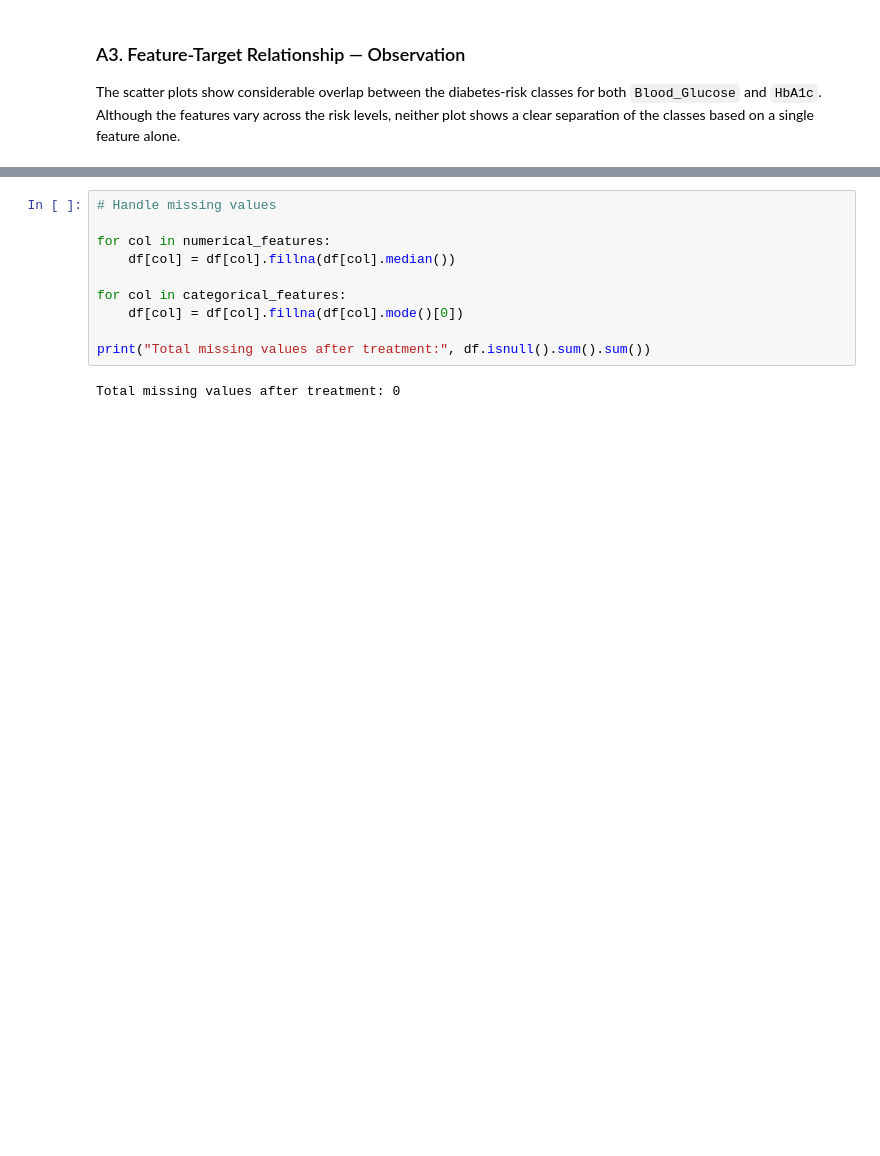
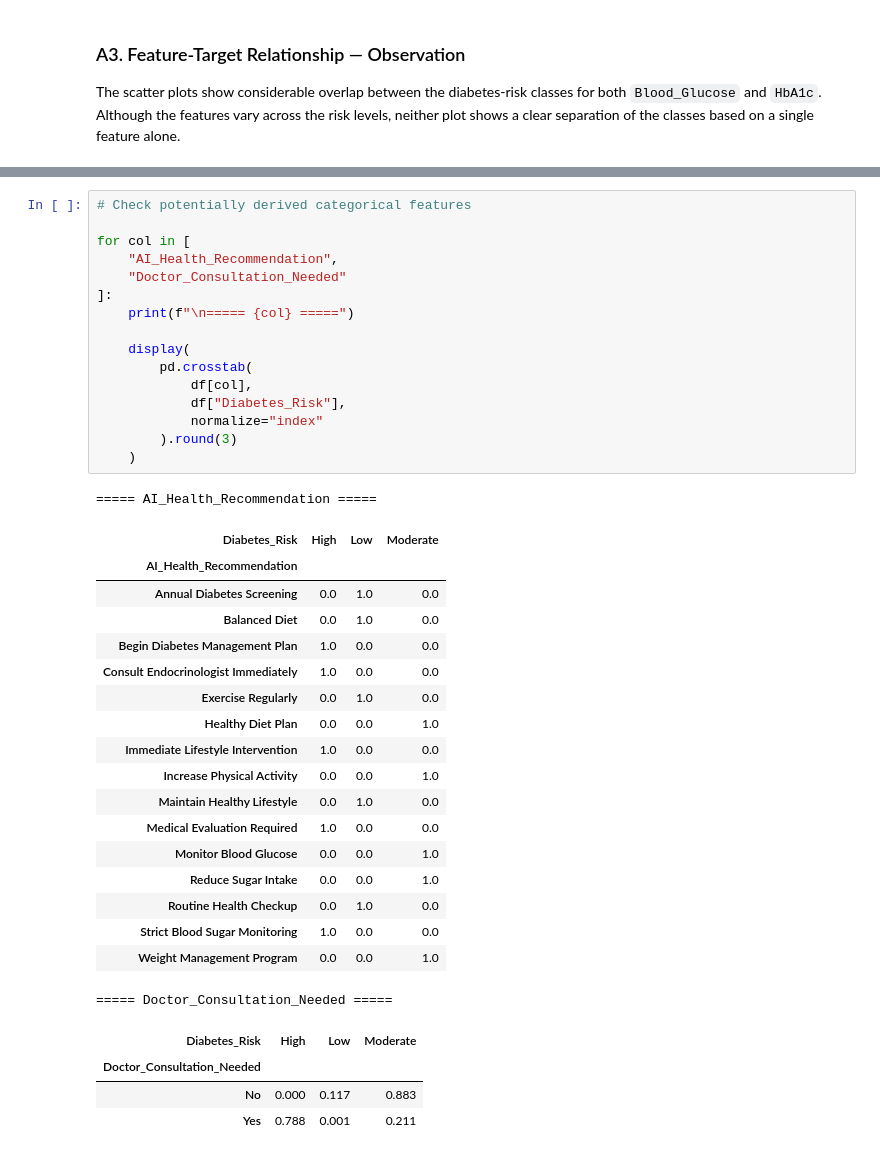
Before and after one commit to MohithKumar128/ML-301, a Jupyter notebook: notebooks/classification.ipynb, the cells around one changed output, grey strips where cells are left out. Drawn from its saved outputs; the diff is of its cells as text; blank space fills up the shorter version.

```diff
--- a/notebooks/classification.ipynb
+++ b/notebooks/classification.ipynb
@@ -381,13 +389,41 @@ Missing values:
 Duplicate rows: 0
-# %%
-# Handle missing values
-
-for col in numerical_features:
-    df[col] = df[col].fillna(df[col].median())
-
-for col in categorical_features:
-    df[col] = df[col].fillna(df[col].mode()[0])
-
-print("Total missing values after treatment:", df.isnull().sum().sum())
-# %% [output]
-Total missing values after treatment: 0
+# %%
+# Check potentially derived categorical features
+
+for col in [
+    "AI_Health_Recommendation",
+    "Doctor_Consultation_Needed"
+]:
+    print(f"\n===== {col} =====")
+
+    display(
+        pd.crosstab(
+            df[col],
+            df["Diabetes_Risk"],
+            normalize="index"
+        ).round(3)
+    )
+# %% [output]
+===== AI_Health_Recommendation =====
+| Diabetes_Risk | High | Low | Moderate |
+| AI_Health_Recommendation |  |  |  |
+| Annual Diabetes Screening | 0.0 | 1.0 | 0.0 |
+| Balanced Diet | 0.0 | 1.0 | 0.0 |
+| Begin Diabetes Management Plan | 1.0 | 0.0 | 0.0 |
+| Consult Endocrinologist Immediately | 1.0 | 0.0 | 0.0 |
+| Exercise Regularly | 0.0 | 1.0 | 0.0 |
+| Healthy Diet Plan | 0.0 | 0.0 | 1.0 |
+| Immediate Lifestyle Intervention | 1.0 | 0.0 | 0.0 |
+| Increase Physical Activity | 0.0 | 0.0 | 1.0 |
+| Maintain Healthy Lifestyle | 0.0 | 1.0 | 0.0 |
+| Medical Evaluation Required | 1.0 | 0.0 | 0.0 |
+| Monitor Blood Glucose | 0.0 | 0.0 | 1.0 |
+| Reduce Sugar Intake | 0.0 | 0.0 | 1.0 |
+| Routine Health Checkup | 0.0 | 1.0 | 0.0 |
+| Strict Blood Sugar Monitoring | 1.0 | 0.0 | 0.0 |
+| Weight Management Program | 0.0 | 0.0 | 1.0 |
+===== Doctor_Consultation_Needed =====
+| Diabetes_Risk | High | Low | Moderate |
+| Doctor_Consultation_Needed |  |  |  |
+| No | 0.000 | 0.117 | 0.883 |
+| Yes | 0.788 | 0.001 | 0.211 |
```
Also changed, not shown: parts of 30 cells of this notebook.
